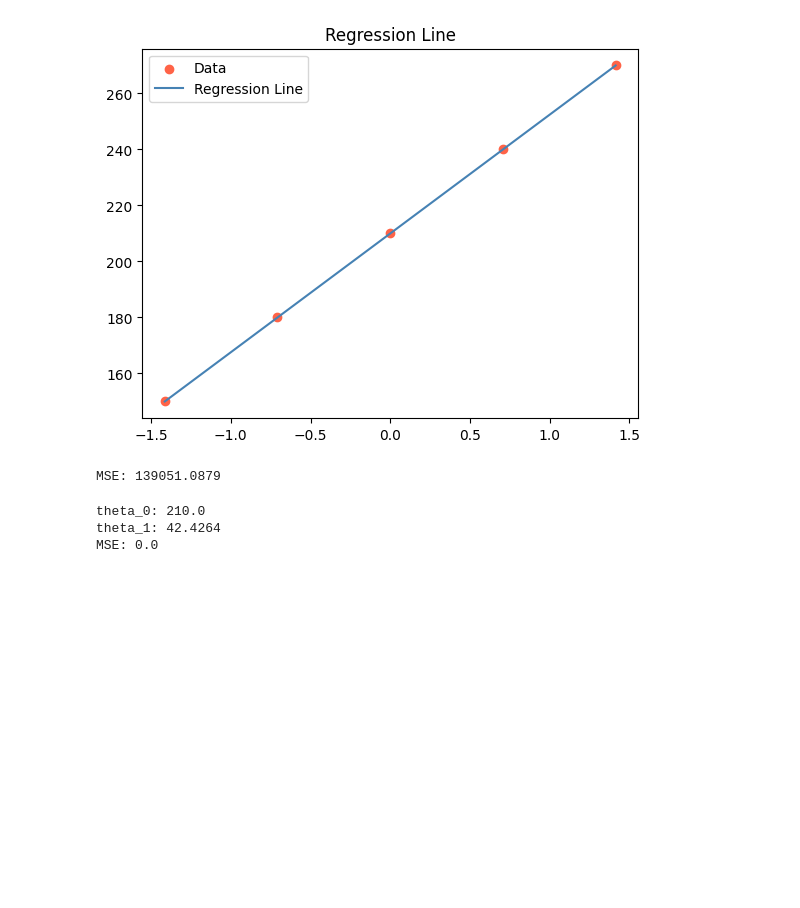
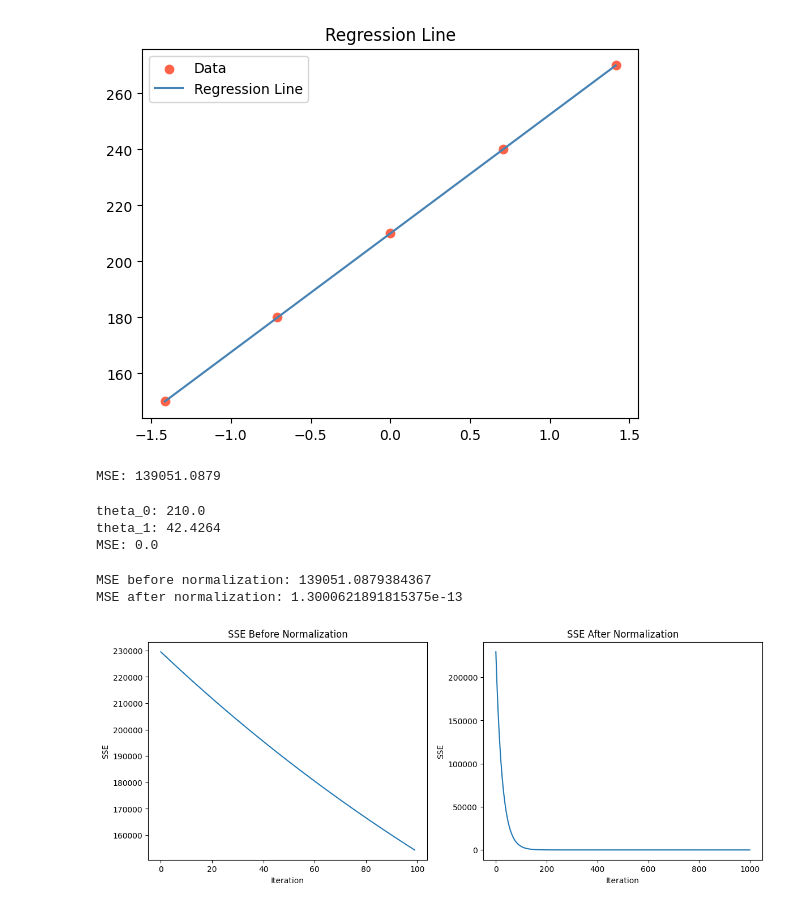
Before and after one commit to Mohab-serag/DEPI_GIZA_AIS4_S1_DS, a Jupyter notebook: src/python/session_9/Task_For_GD/GD_Task.ipynb, the cells around one changed output. Saved outputs shown, nothing was run; the diff lists cells and outputs as text; code cells hidden in the pictures; blank space fills up the shorter version.

```diff
--- a/src/python/session_9/Task_For_GD/GD_Task.ipynb
+++ b/src/python/session_9/Task_For_GD/GD_Task.ipynb
@@ -139,3 +142,29 @@ print("MSE:", round(model_norm.calculate_mse(X_norm, y),4))
 theta_0: 210.0
 theta_1: 42.4264
 MSE: 0.0
+# %%
+print("MSE before normalization:", model.calculate_mse(X, y))
+print("MSE after normalization:", model_norm.calculate_mse(X_norm, y))
+# %% [output]
+MSE before normalization: 139051.0879384367
+MSE after normalization: 1.3000621891815375e-13
+# %%
+plt.figure(figsize=(14,5))
+
+# Before normalization
+plt.subplot(1,2,1)
+plt.plot(model.sse_history)
+plt.title("SSE Before Normalization")
+plt.xlabel("Iteration")
+plt.ylabel("SSE")
+
+# After normalization
+plt.subplot(1,2,2)
+plt.plot(model_norm.sse_history)
+plt.title("SSE After Normalization")
+plt.xlabel("Iteration")
+plt.ylabel("SSE")
+
+plt.show()
+# %% [output]
+[figure, added]
```
Also changed, not shown: parts of 1 cell of this notebook.
